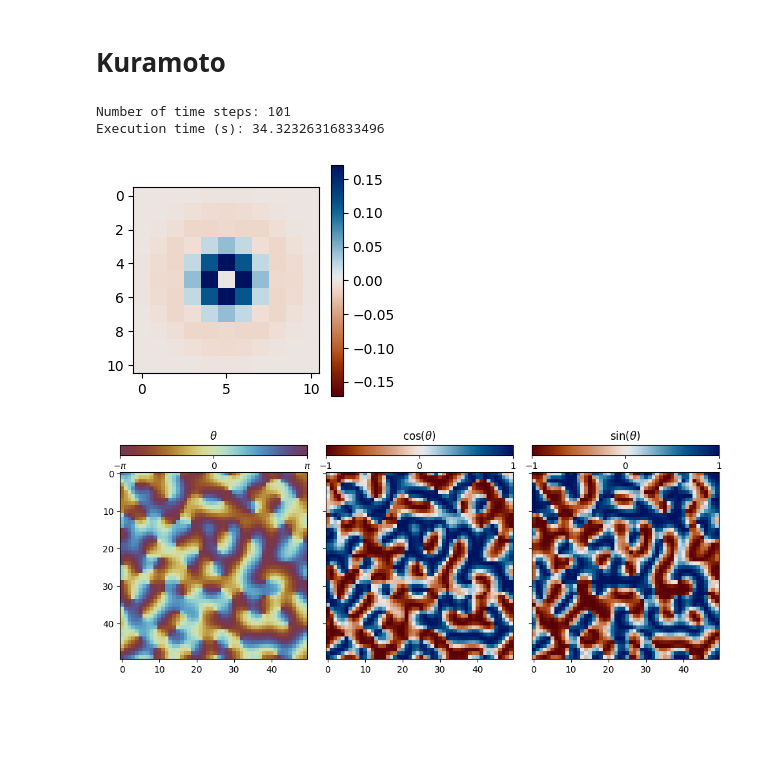
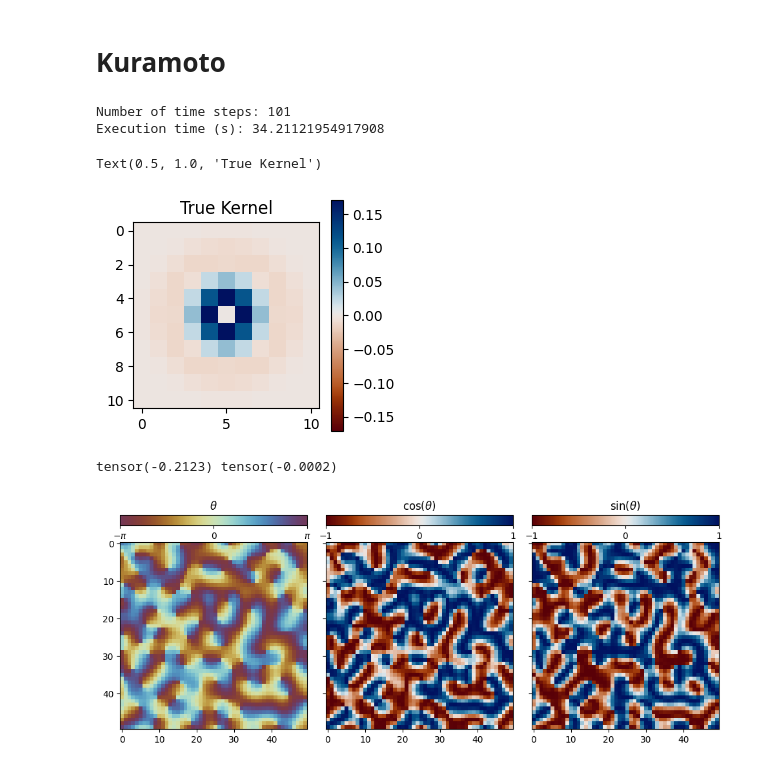
Before and after one commit to ccsommerfield/AI-DINO, a Jupyter notebook: Workflow.ipynb, the cells around one changed output. Cells and saved outputs as stored; diff of their text form; code cells hidden in the pictures; blank space fills up the shorter version.

```diff
--- a/Workflow.ipynb
+++ b/Workflow.ipynb
@@ -1106,42 +1692,48 @@ torch.Size([1, 128, 128])
 # %% [markdown]
 # Kuramoto
-# %%
-method = 'dopri5'
-adjoint = False
-
-args = {'N': 50,
-        'K': 10.,
-        's': 1.5
-       }
-M = 1 # Number of initial conditions
-
-kuramoto = Kuramoto(args, method, dtype).to(device)
-y0 = kuramoto.init_state(M)
-
-t0 = 10
-tf = 50 + t0//2
-T = 2*tf + 1
-
-t = torch.linspace(0, tf, T)
-T -= t0
-print('Number of time steps:', T)
-
-ts = time.time()
-y = kuramoto.solve(t, y0, device=device, rtol=1e-6, atol=1e-6)
-y = y[t0:] # Exclude initial transients from time series
-print('Execution time (s):', time.time() - ts)
-# %% [output]
-Number of time steps: 101
-Execution time (s): 34.32326316833496
+# %%
+method = 'dopri5'
+adjoint = False
+
+args = {'N': 50,
+        'K': 10.,
+        's': 1.5
+       }
+M = 1 # Number of initial conditions
+
+kuramoto = Kuramoto(args, method, dtype).to(device)
+y0 = kuramoto.init_state(M)
+
+t0 = 10
+tf = 50 + t0//2
+T = 2*tf + 1
+
+t = torch.linspace(0, tf, T)
+T -= t0
+print('Number of time steps:', T)
+
+ts = time.time()
+y = kuramoto.solve(t, y0, device=device, rtol=1e-6, atol=1e-6)
+y = y[t0:] # Exclude initial transients from time series
+print('Execution time (s):', time.time() - ts)
+# %% [output]
+Number of time steps: 101
+Execution time (s): 34.21121954917908
 # %%
 kernel = kuramoto.conv.weight.squeeze().cpu()
 vmax = kernel.abs().max()
 norm = plt.Normalize(vmin=-vmax, vmax=vmax)
 fig, ax = plt.subplots(figsize=(3,3))
 sm = ax.imshow(kernel[..., kernel.shape[-1] // 2], cmap=cm.vik_r, norm=norm)
 plt.colorbar(sm, ax=ax);
+plt.title("True Kernel")
 # %% [output]
+Text(0.5, 1.0, 'True Kernel')
-[figure, old version]
+[figure, new version]
+# %%
+print(kernel.sum(), kernel.mean())
+# %% [output]
+tensor(-0.2123) tensor(-0.0002)
 # %%
 y_reshaped = y.reshape(-1, M, kuramoto.N, kuramoto.N, kuramoto.N).cpu()
 
```
Also changed, not shown: parts of 31 cells of this notebook.
